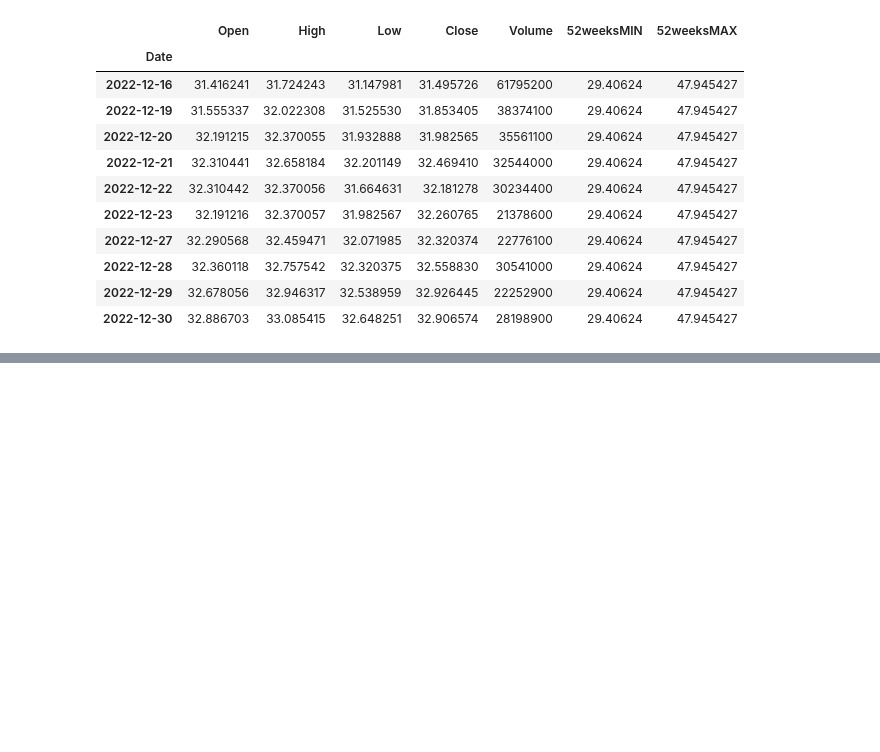
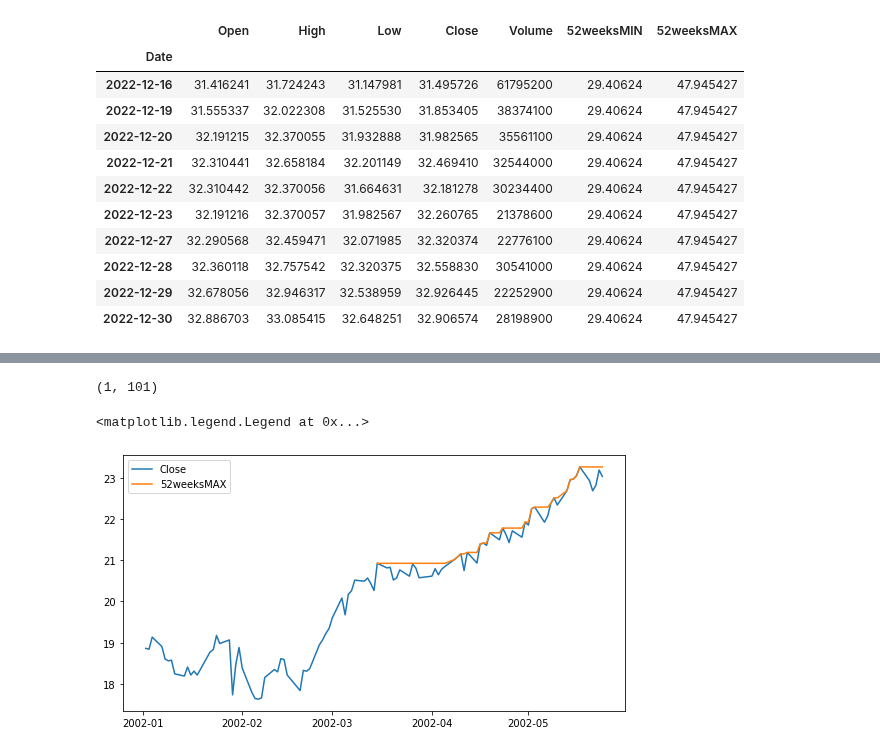
Before and after one commit to fadeeva/stock_market_research, a Jupyter notebook: classic/52_weeks/52weeks.ipynb, the cells around one changed output, grey strips where cells are left out. Cells and saved outputs as stored; diff of their text form; code cells hidden in the pictures; blank space fills up the shorter version.

```diff
--- a/classic/52_weeks/52weeks.ipynb
+++ b/classic/52_weeks/52weeks.ipynb
@@ -47,0 +146,3 @@ ax1.tick_params(axis='y', colors='white')
+# %%
+date = _52days_bac_max.index[0]
+date
@@ -47,0 +151,20 @@ ax1.tick_params(axis='y', colors='white')
+# %%
+date_l = _52days_bac_df.index.tolist()
+start_date = date_l.index(date) - 50
+end_date = date_l.index(date) + 50
+(start_date, end_date)
+# %% [output]
+(1, 101)
+# %%
+hit_52days_max = _52days_bac_df.iloc[start_date:end_date]
+
+close_price  = hit_52days_max['Close']
+_52weeks_max = hit_52days_max['52daysMAX']
+
+fig, ax = plt.subplots(figsize=(9, 4.7))
+ax.plot(close_price.index, close_price, label='Close')
+ax.plot(close_price.index, _52weeks_max, label='52weeksMAX')
+plt.legend()
+# %% [output]
+<matplotlib.legend.Legend at 0x...>
+[figure, added]
```
Also changed, not shown: parts of 13 cells of this notebook.
